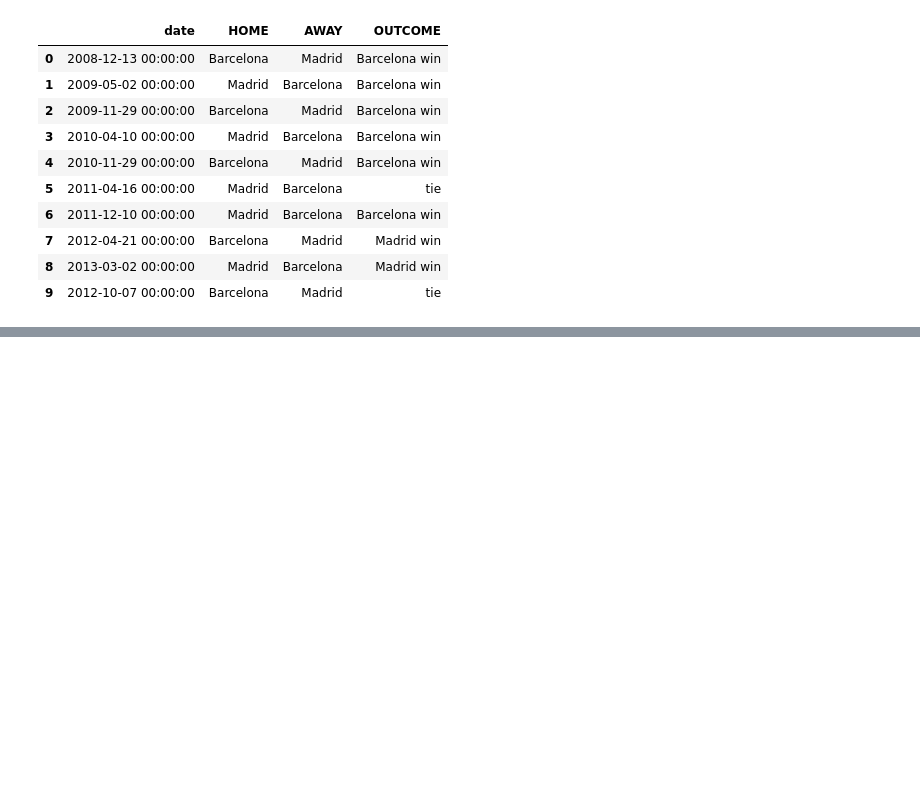
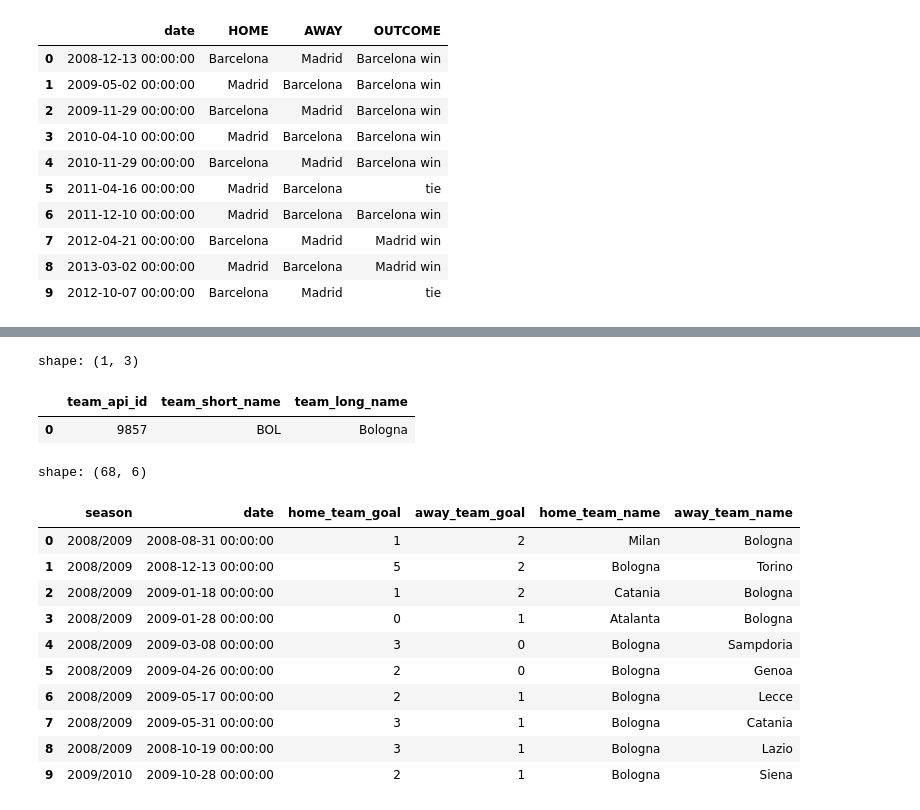
Before and after one commit to noproblem-james/datascience_topics, a Jupyter notebook: topics/data_eng/sql/intermediate_sql.ipynb, the cells around one changed output, grey strips where cells are left out. Saved outputs shown, nothing was run; the diff lists cells and outputs as text; code cells hidden in the pictures; blank space fills up the shorter version.

```diff
--- a/topics/data_eng/sql/intermediate_sql.ipynb
+++ b/topics/data_eng/sql/intermediate_sql.ipynb
@@ -239,0 +272,43 @@ shape: (16, 4)
+# %%
+peek_sql_res(statement)
+# %% [output]
+shape: (1, 3)
+|  | team_api_id | team_short_name | team_long_name |
+| 0 | 9857 | BOL | Bologna |
+# %%
+statement = \
+"""
+-- Select the season, date, home_team_goal, and away_team_goal columns
+SELECT
+    m.season,
+    m.date,
+    m.home_team_goal,
+    m.away_team_goal,
+    t.team_long_name as home_team_name,
+    t2.team_long_name as away_team_name
+FROM match as m
+LEFT JOIN Team as t
+ON t.team_api_id = m.home_team_api_id
+LEFT JOIN Team as t2
+ON t2.team_api_id = m.away_team_api_id
+WHERE
+-- Exclude games not won by Bologna
+    CASE WHEN home_team_api_id = 9857 AND home_team_goal > away_team_goal THEN 'Bologna Win'
+        WHEN away_team_api_id = 9857 AND away_team_goal > home_team_goal THEN 'Bologna Win'
+        END IS NOT NULL;
+"""
+# %%
+peek_sql_res(statement)
+# %% [output]
+shape: (68, 6)
+|  | season | date | home_team_goal | away_team_goal | home_team_name | away_team_name |
+| 0 | 2008/2009 | 2008-08-31 00:00:00 | 1 | 2 | Milan | Bologna |
+| 1 | 2008/2009 | 2008-12-13 00:00:00 | 5 | 2 | Bologna | Torino |
+| 2 | 2008/2009 | 2009-01-18 00:00:00 | 1 | 2 | Catania | Bologna |
+| 3 | 2008/2009 | 2009-01-28 00:00:00 | 0 | 1 | Atalanta | Bologna |
+| 4 | 2008/2009 | 2009-03-08 00:00:00 | 3 | 0 | Bologna | Sampdoria |
+| 5 | 2008/2009 | 2009-04-26 00:00:00 | 2 | 0 | Bologna | Genoa |
+| 6 | 2008/2009 | 2009-05-17 00:00:00 | 2 | 1 | Bologna | Lecce |
+| 7 | 2008/2009 | 2009-05-31 00:00:00 | 3 | 1 | Bologna | Catania |
+| 8 | 2008/2009 | 2008-10-19 00:00:00 | 3 | 1 | Bologna | Lazio |
+| 9 | 2009/2010 | 2009-10-28 00:00:00 | 2 | 1 | Bologna | Siena |
```
Also changed, not shown: parts of 10 cells of this notebook.
